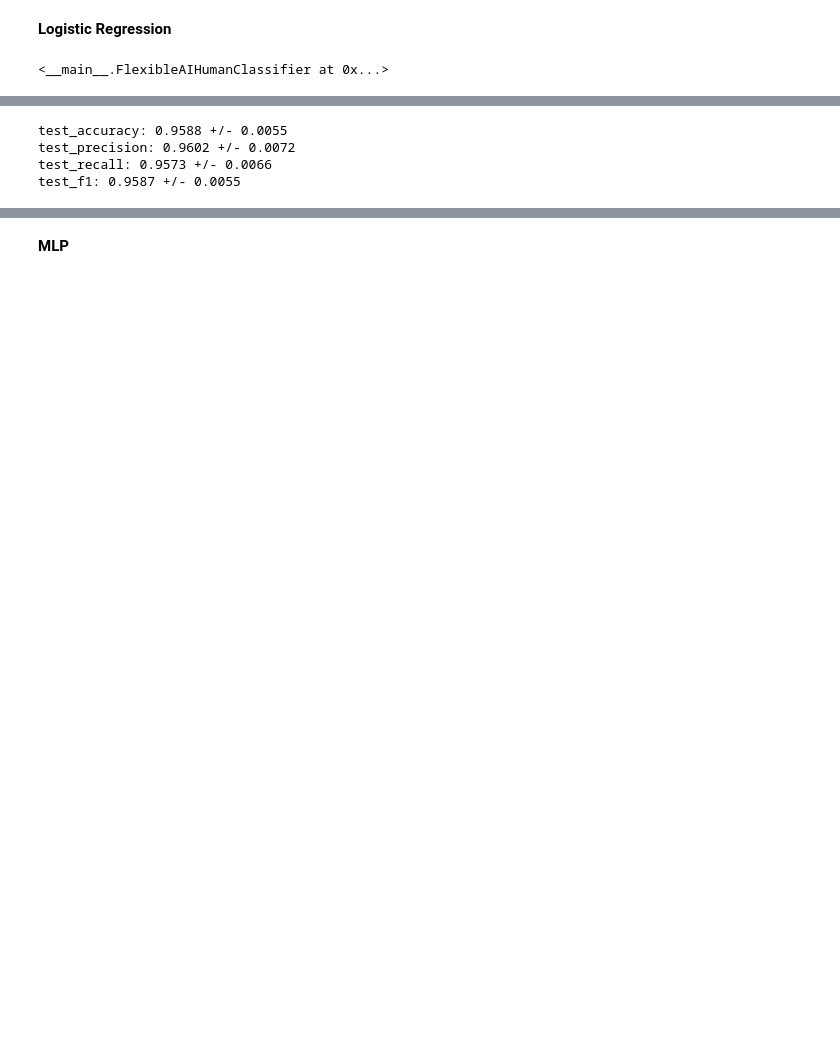
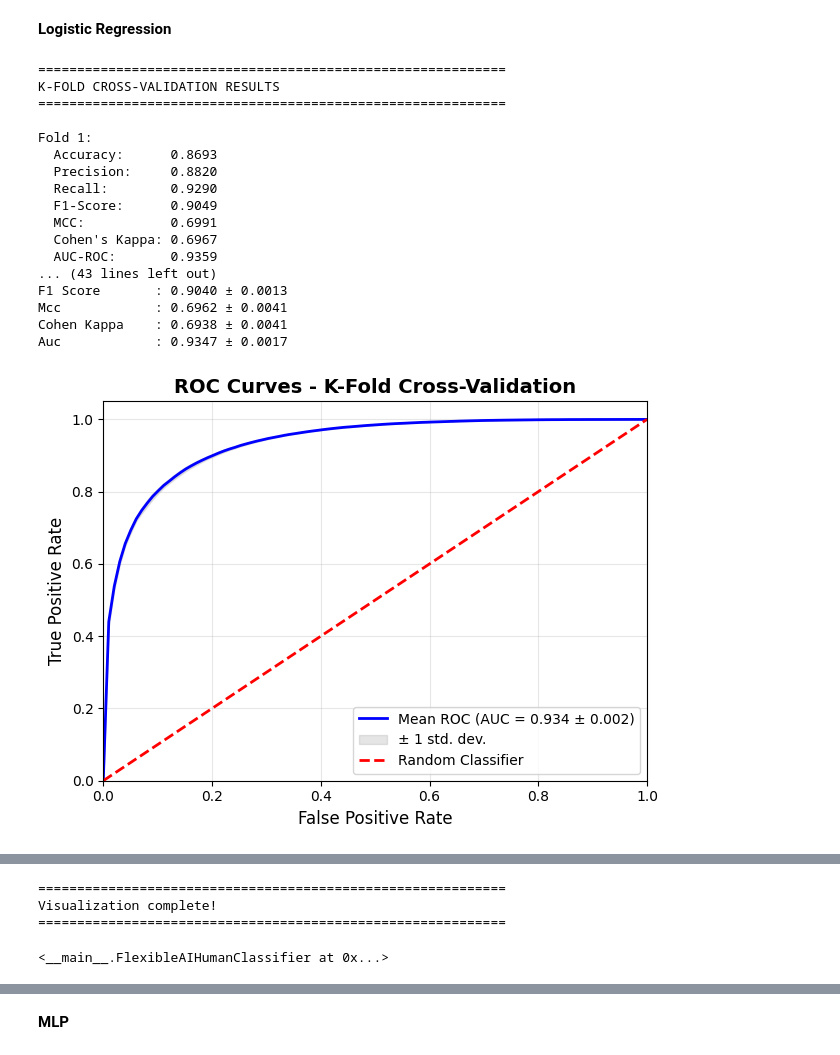
Before and after one commit to dhirajkrgupta/classical-models, a Jupyter notebook: crossvalidation.ipynb, the cells around one changed output, grey strips where cells are left out. Saved outputs shown, nothing was run; the diff lists cells and outputs as text; code cells hidden in the pictures; blank space fills up the shorter version.

```diff
--- a/crossvalidation.ipynb
+++ b/crossvalidation.ipynb
@@ -407,6 +302,2 @@ class FlexibleAIHumanClassifier:
 # %% [markdown]
 # **Step 6: Usage Example**
-# %%
-df = load_and_prepare_data('/content/subtaskC_train_dev.jsonl')
-X = df['text'].values
-y = df['label'].values
@@ -418,7 +304,52 @@ Skipping line 6295 due to JSONDecodeError: Unterminated string starting at: line
+# %%
+import sys
+import csv
+
+def train_single_classifier(classifier_name='random_forest',cv_folds=5):
+    """
+    Train a single classifier
+    """
+    # Increase the field size limit for CSV reader
+    csv.field_size_limit(sys.maxsize)
+
+    # Load data
+    train_df = pd.read_csv("/content/subtaskA.csv", engine='python')
+
+    # Drop rows with missing labels
+    train_df.dropna(subset=['label'], inplace=True)
+
+    # Reset index after dropping rows
+    train_df.reset_index(drop=True, inplace=True)
+
+    # Split data
+    X = train_df['text']
+    y = train_df['label']
+
+    # Train classifier
+    classifier = FlexibleAIHumanClassifier(classifier_name=classifier_name,cv_folds=cv_folds)
+    classifier.train(X, y)
+
+    return classifier
 # %% [markdown]
 **Logistic Regression**
 # %%
-classifier = FlexibleAIHumanClassifier(classifier_name='logistic', cv_folds=5)
-classifier.train(X, y)
+train_single_classifier(classifier_name='logistic',cv_folds=5)
 # %% [output]
-<__main__.FlexibleAIHumanClassifier at 0x...>
+============================================================
+K-FOLD CROSS-VALIDATION RESULTS
+============================================================
+
+Fold 1:
+  Accuracy:      0.8693
+  Precision:     0.8820
+  Recall:        0.9290
+  F1-Score:      0.9049
+  MCC:           0.6991
+  Cohen's Kappa: 0.6967
+  AUC-ROC:       0.9359
+... (43 lines left out)
+F1 Score       : 0.9040 ± 0.0013
+Mcc            : 0.6962 ± 0.0041
+Cohen Kappa    : 0.6938 ± 0.0041
+Auc            : 0.9347 ± 0.0017
+[figure, added]
@@ -425,10 +357,5 @@ classifier.train(X, y)
+============================================================
+Visualization complete!
+============================================================
+<__main__.FlexibleAIHumanClassifier at 0x...>
-# %%
-cv_results = classifier.get_cv_results()
-for metric, values in cv_results.items():
-    print(f"{metric}: {values['mean']:.4f} +/- {values['std']:.4f}")
-# %% [output]
-test_accuracy: 0.9588 +/- 0.0055
-test_precision: 0.9602 +/- 0.0072
-test_recall: 0.9573 +/- 0.0066
-test_f1: 0.9587 +/- 0.0055
 # %%
```
Also changed, not shown: parts of 49 cells of this notebook.
